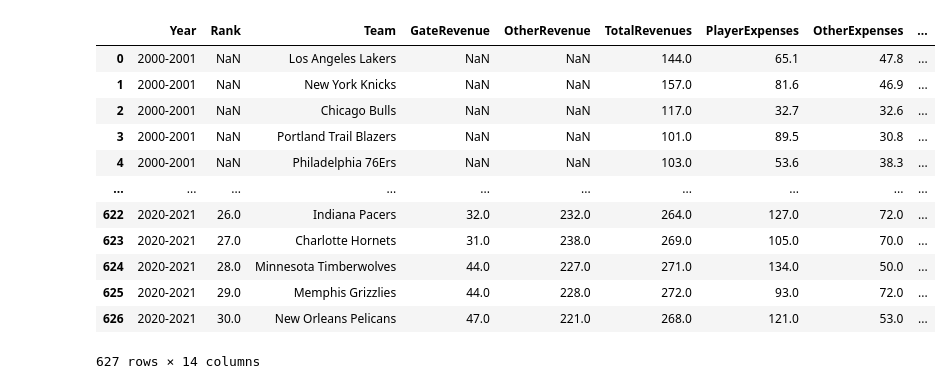
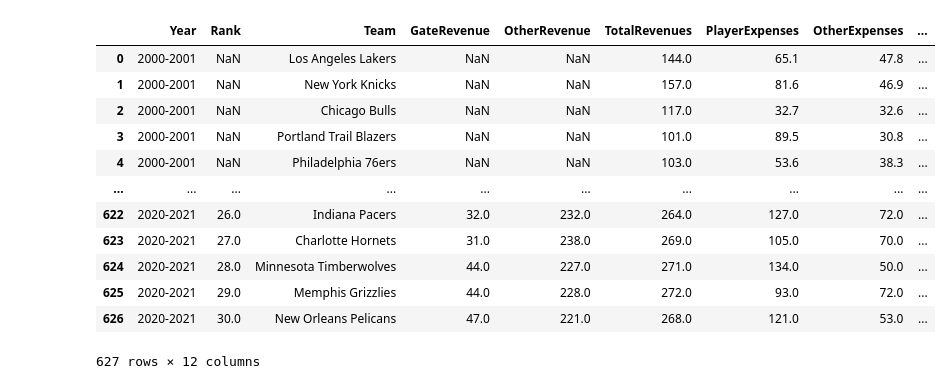
Before and after one commit to XinyangNick/ECO353-Project-1, a Jupyter notebook: ECO353P1.ipynb, the cells around one changed output. Cells and saved outputs as stored; diff of their text form; code cells hidden in the pictures.

```diff
--- a/ECO353P1.ipynb
+++ b/ECO353P1.ipynb
@@ -10,3 +12,4 @@ NBA_attend = pd.read_csv(path + 'NBA Attend Index.csv')
 NBA_revenue = pd.read_csv(path+ 'Finance.csv')
 # %%
 NBA_revenue['Team'] = NBA_revenue['Team'].str.title()
+NBA_revenue['Year2'] = NBA_revenue['Year'].str[:4]
@@ -15,3 +113,19 @@ team_city_dict = {'Vancouver Grizzlies': 'Vancouver', 'Phoenix': 'Phoenix', 'Dal
 
 NBA_revenue['City'] = NBA_revenue['Team'].map(team_city_dict)
+# %%
+NBA_revenue
+# %% [output]
+|  | Year | Rank | Team | GateRevenue | OtherRevenue | TotalRevenues | PlayerExpenses | OtherExpenses | ... |
+| 0 | 2000-2001 | NaN | Los Angeles Lakers | NaN | NaN | 144.0 | 65.1 | 47.8 | ... |
+| 1 | 2000-2001 | NaN | New York Knicks | NaN | NaN | 157.0 | 81.6 | 46.9 | ... |
+| 2 | 2000-2001 | NaN | Chicago Bulls | NaN | NaN | 117.0 | 32.7 | 32.6 | ... |
+| 3 | 2000-2001 | NaN | Portland Trail Blazers | NaN | NaN | 101.0 | 89.5 | 30.8 | ... |
+| 4 | 2000-2001 | NaN | Philadelphia 76ers | NaN | NaN | 103.0 | 53.6 | 38.3 | ... |
+| ... | ... | ... | ... | ... | ... | ... | ... | ... | ... |
+| 622 | 2020-2021 | 26.0 | Indiana Pacers | 32.0 | 232.0 | 264.0 | 127.0 | 72.0 | ... |
+| 623 | 2020-2021 | 27.0 | Charlotte Hornets | 31.0 | 238.0 | 269.0 | 105.0 | 70.0 | ... |
+| 624 | 2020-2021 | 28.0 | Minnesota Timberwolves | 44.0 | 227.0 | 271.0 | 134.0 | 50.0 | ... |
+| 625 | 2020-2021 | 29.0 | Memphis Grizzlies | 44.0 | 228.0 | 272.0 | 93.0 | 72.0 | ... |
+| 626 | 2020-2021 | 30.0 | New Orleans Pelicans | 47.0 | 221.0 | 268.0 | 121.0 | 53.0 | ... |
+627 rows × 12 columns
 # %%
@@ -117,16 +133,0 @@ merged_data['State'] = merged_data['City'].map(state_dict)
-# %%
-merged_data
-# %% [output]
-|  | Year | Rank | Team | GateRevenue | OtherRevenue | TotalRevenues | PlayerExpenses | OtherExpenses | ... |
-| 0 | 2000-2001 | NaN | Los Angeles Lakers | NaN | NaN | 144.0 | 65.1 | 47.8 | ... |
-| 1 | 2000-2001 | NaN | New York Knicks | NaN | NaN | 157.0 | 81.6 | 46.9 | ... |
-| 2 | 2000-2001 | NaN | Chicago Bulls | NaN | NaN | 117.0 | 32.7 | 32.6 | ... |
-| 3 | 2000-2001 | NaN | Portland Trail Blazers | NaN | NaN | 101.0 | 89.5 | 30.8 | ... |
-| 4 | 2000-2001 | NaN | Philadelphia 76Ers | NaN | NaN | 103.0 | 53.6 | 38.3 | ... |
-| ... | ... | ... | ... | ... | ... | ... | ... | ... | ... |
-| 622 | 2020-2021 | 26.0 | Indiana Pacers | 32.0 | 232.0 | 264.0 | 127.0 | 72.0 | ... |
-| 623 | 2020-2021 | 27.0 | Charlotte Hornets | 31.0 | 238.0 | 269.0 | 105.0 | 70.0 | ... |
-| 624 | 2020-2021 | 28.0 | Minnesota Timberwolves | 44.0 | 227.0 | 271.0 | 134.0 | 50.0 | ... |
-| 625 | 2020-2021 | 29.0 | Memphis Grizzlies | 44.0 | 228.0 | 272.0 | 93.0 | 72.0 | ... |
-| 626 | 2020-2021 | 30.0 | New Orleans Pelicans | 47.0 | 221.0 | 268.0 | 121.0 | 53.0 | ... |
-627 rows × 14 columns
```
Also changed, not shown: parts of 27 cells of this notebook.
